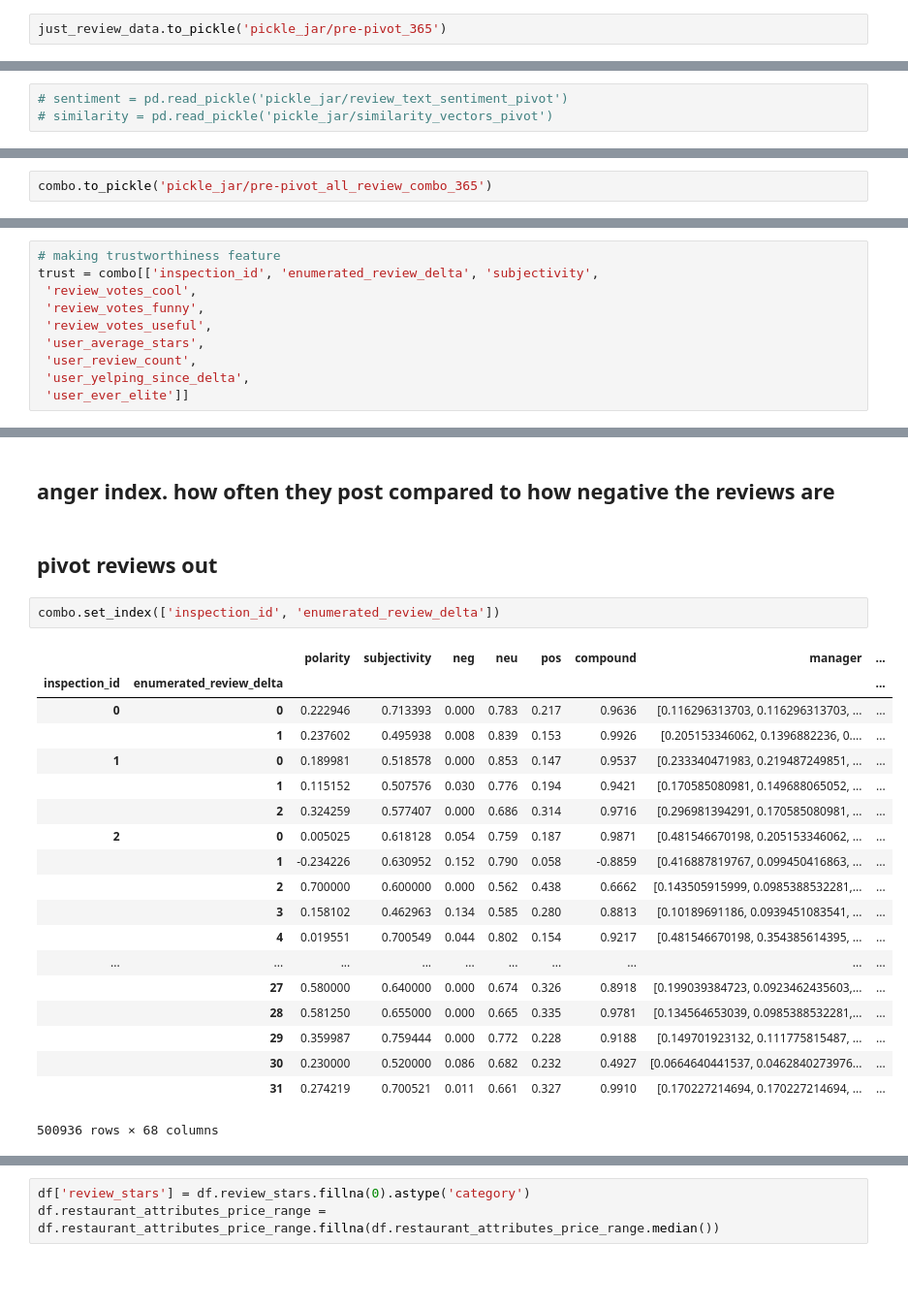
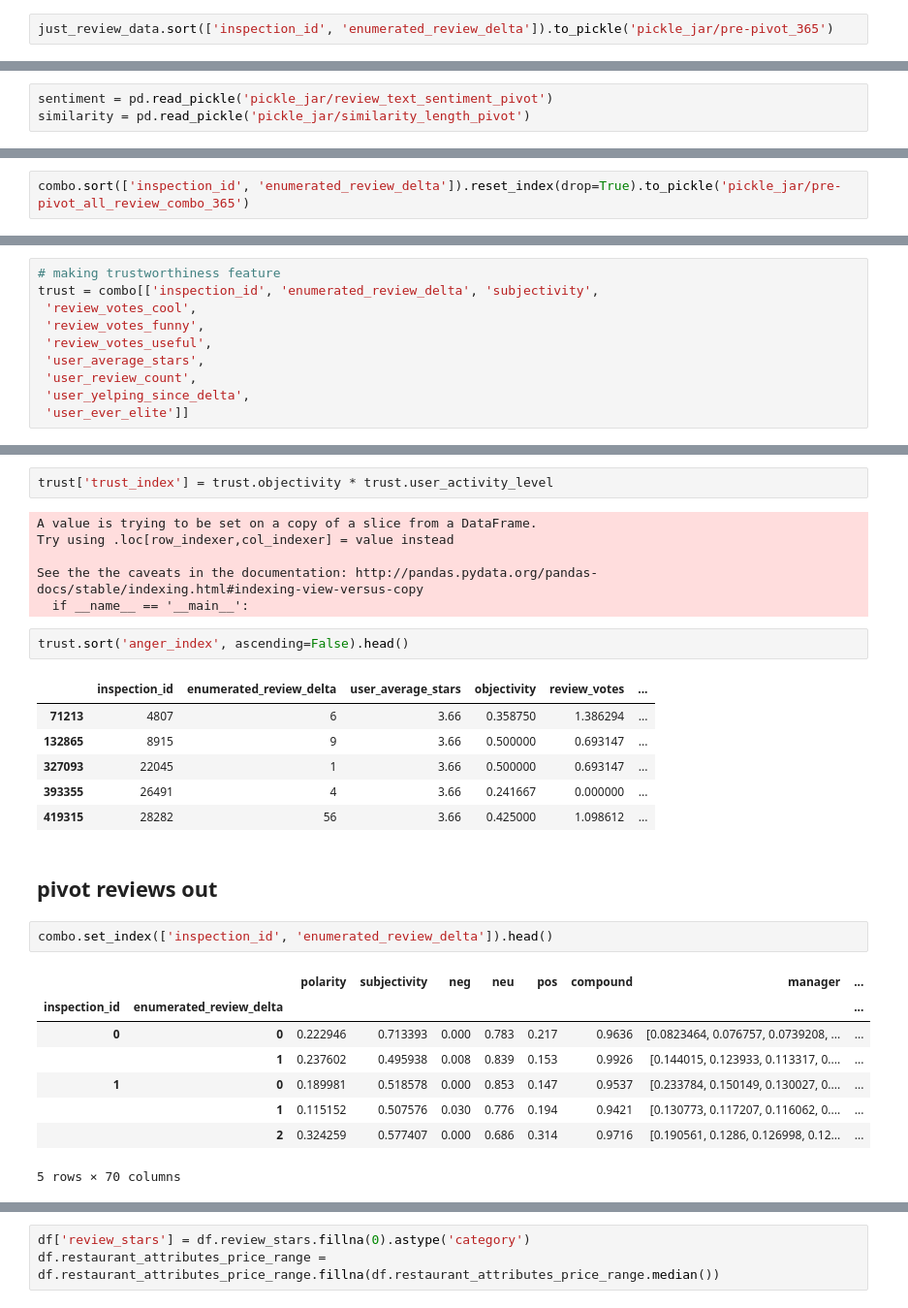
Before and after one commit to potatochip/kojak, a Jupyter notebook: restart.ipynb, the cells around one changed output, grey strips where cells are left out. Shown at 97% size. Cells and saved outputs as stored; diff of their text form; blank space fills up the shorter version.

```diff
--- a/restart.ipynb
+++ b/restart.ipynb
@@ -185,12 +185,12 @@ df.to_pickle('pickle_jar/pre-pivot_all_non_review')
 # planning to treat this as a categorical variable later so making it zero shouldnt affect anything
 just_review_data.review_stars = just_review_data.review_stars.fillna(0)
 # %%
-just_review_data.to_pickle('pickle_jar/pre-pivot_365')
+just_review_data.sort(['inspection_id', 'enumerated_review_delta']).to_pickle('pickle_jar/pre-pivot_365')
 # %% [markdown]
 ## combine sentiment and similarity with pre-pivot 365 review related data into one dataframe for pivoting
 # %%
-# sentiment = pd.read_pickle('pickle_jar/review_text_sentiment_pivot')
-# similarity = pd.read_pickle('pickle_jar/similarity_vectors_pivot')
+sentiment = pd.read_pickle('pickle_jar/review_text_sentiment_pivot')
+similarity = pd.read_pickle('pickle_jar/similarity_length_pivot')
 # %%
 sentiment = sentiment[['inspection_id', 'enumerated_review_delta', 'polarity', 'subjectivity', 'neg', 'neu', 'pos', 'compound']]
 # %%
@@ -210,7 +210,7 @@ See the the caveats in the documentation: http://pandas.pydata.org/pandas-docs/s
 # %%
 combo = pd.merge(combo, just_review_data, on=['inspection_id', 'enumerated_review_delta'])
 # %%
-combo.to_pickle('pickle_jar/pre-pivot_all_review_combo_365')
+combo.sort(['inspection_id', 'enumerated_review_delta']).reset_index(drop=True).to_pickle('pickle_jar/pre-pivot_all_review_combo_365')
 # %%
 # sim_length = lambda x: len(np.where(x > 0.7)[0])
 def sim_length(x):
@@ -385,27 +292,31 @@ score_lvl_3 ~ subjectivity + review_votes_cool + review_votes_funny + review_vot
-# %% [markdown]
-## anger index. how often they post compared to how negative the reviews are
+# %%
+trust['trust_index'] = trust.objectivity * trust.user_activity_level
+# %% [output]
+A value is trying to be set on a copy of a slice from a DataFrame.
+Try using .loc[row_indexer,col_indexer] = value instead
+
+See the the caveats in the documentation: http://pandas.pydata.org/pandas-docs/stable/indexing.html#indexing-view-versus-copy
+  if __name__ == '__main__':
+# %%
+trust.sort('anger_index', ascending=False).head()
+# %% [output]
+|  | inspection_id | enumerated_review_delta | user_average_stars | objectivity | review_votes | ... |
+| 71213 | 4807 | 6 | 3.66 | 0.358750 | 1.386294 | ... |
+| 132865 | 8915 | 9 | 3.66 | 0.500000 | 0.693147 | ... |
+| 327093 | 22045 | 1 | 3.66 | 0.500000 | 0.693147 | ... |
+| 393355 | 26491 | 4 | 3.66 | 0.241667 | 0.000000 | ... |
+| 419315 | 28282 | 56 | 3.66 | 0.425000 | 1.098612 | ... |
 # %% [markdown]
 ## pivot reviews out
 # %%
-combo.set_index(['inspection_id', 'enumerated_review_delta'])
+combo.set_index(['inspection_id', 'enumerated_review_delta']).head()
 # %% [output]
 |  |  | polarity | subjectivity | neg | neu | pos | compound | manager | ... |
 | inspection_id | enumerated_review_delta |  |  |  |  |  |  |  | ... |
-| 0 | 0 | 0.222946 | 0.713393 | 0.000 | 0.783 | 0.217 | 0.9636 | [0.116296313703, 0.116296313703, ... | ... |
-|  | 1 | 0.237602 | 0.495938 | 0.008 | 0.839 | 0.153 | 0.9926 | [0.205153346062, 0.1396882236, 0.... | ... |
-| 1 | 0 | 0.189981 | 0.518578 | 0.000 | 0.853 | 0.147 | 0.9537 | [0.233340471983, 0.219487249851, ... | ... |
-|  | 1 | 0.115152 | 0.507576 | 0.030 | 0.776 | 0.194 | 0.9421 | [0.170585080981, 0.149688065052, ... | ... |
-|  | 2 | 0.324259 | 0.577407 | 0.000 | 0.686 | 0.314 | 0.9716 | [0.296981394291, 0.170585080981, ... | ... |
-| 2 | 0 | 0.005025 | 0.618128 | 0.054 | 0.759 | 0.187 | 0.9871 | [0.481546670198, 0.205153346062, ... | ... |
-|  | 1 | -0.234226 | 0.630952 | 0.152 | 0.790 | 0.058 | -0.8859 | [0.416887819767, 0.099450416863, ... | ... |
-|  | 2 | 0.700000 | 0.600000 | 0.000 | 0.562 | 0.438 | 0.6662 | [0.143505915999, 0.0985388532281,... | ... |
-|  | 3 | 0.158102 | 0.462963 | 0.134 | 0.585 | 0.280 | 0.8813 | [0.10189691186, 0.0939451083541, ... | ... |
-|  | 4 | 0.019551 | 0.700549 | 0.044 | 0.802 | 0.154 | 0.9217 | [0.481546670198, 0.354385614395, ... | ... |
-| ... | ... | ... | ... | ... | ... | ... | ... | ... | ... |
-|  | 27 | 0.580000 | 0.640000 | 0.000 | 0.674 | 0.326 | 0.8918 | [0.199039384723, 0.0923462435603,... | ... |
-|  | 28 | 0.581250 | 0.655000 | 0.000 | 0.665 | 0.335 | 0.9781 | [0.134564653039, 0.0985388532281,... | ... |
-|  | 29 | 0.359987 | 0.759444 | 0.000 | 0.772 | 0.228 | 0.9188 | [0.149701923132, 0.111775815487, ... | ... |
-|  | 30 | 0.230000 | 0.520000 | 0.086 | 0.682 | 0.232 | 0.4927 | [0.0664640441537, 0.0462840273976... | ... |
-|  | 31 | 0.274219 | 0.700521 | 0.011 | 0.661 | 0.327 | 0.9910 | [0.170227214694, 0.170227214694, ... | ... |
+| 0 | 0 | 0.222946 | 0.713393 | 0.000 | 0.783 | 0.217 | 0.9636 | [0.0823464, 0.076757, 0.0739208, ... | ... |
+|  | 1 | 0.237602 | 0.495938 | 0.008 | 0.839 | 0.153 | 0.9926 | [0.144015, 0.123933, 0.113317, 0.... | ... |
+| 1 | 0 | 0.189981 | 0.518578 | 0.000 | 0.853 | 0.147 | 0.9537 | [0.233784, 0.150149, 0.130027, 0.... | ... |
+|  | 1 | 0.115152 | 0.507576 | 0.030 | 0.776 | 0.194 | 0.9421 | [0.130773, 0.117207, 0.116062, 0.... | ... |
+|  | 2 | 0.324259 | 0.577407 | 0.000 | 0.686 | 0.314 | 0.9716 | [0.190561, 0.1286, 0.126998, 0.12... | ... |
-500936 rows × 68 columns
+5 rows × 70 columns
 # %%
```
Also changed, not shown: parts of 37 cells of this notebook, 7 other files.
